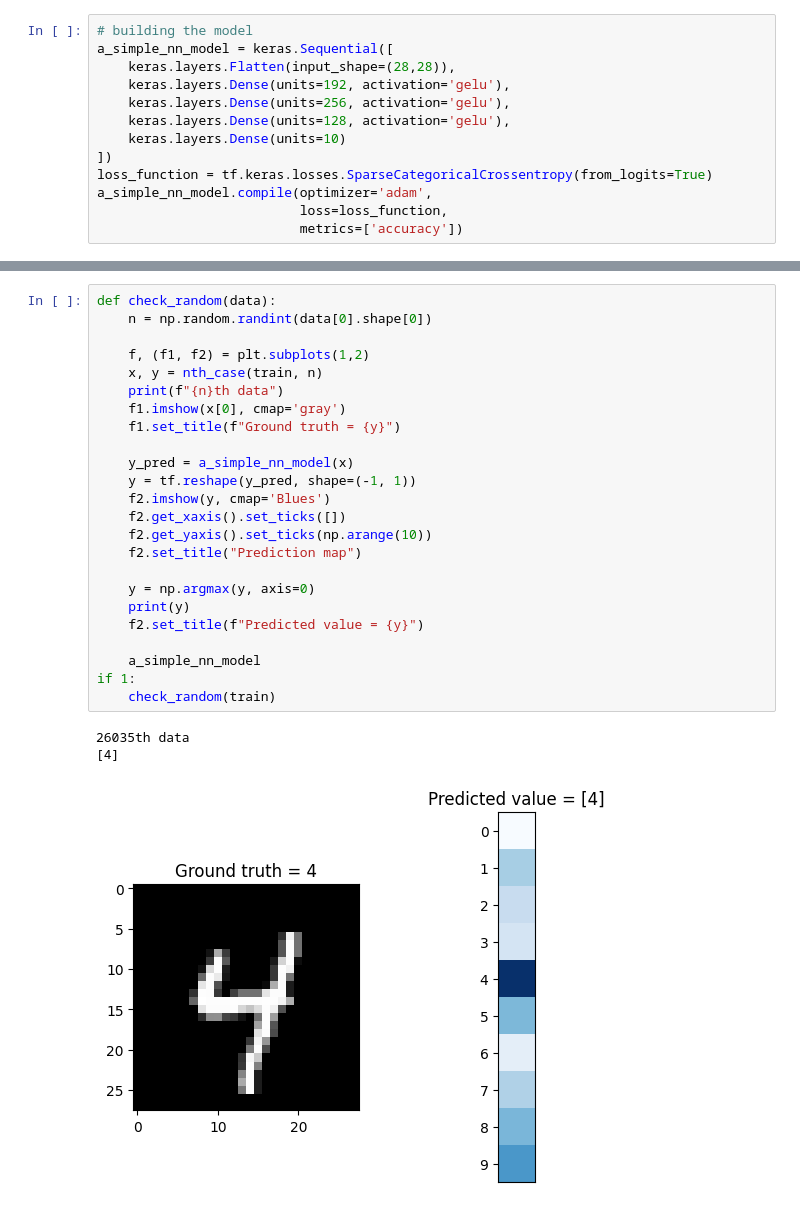
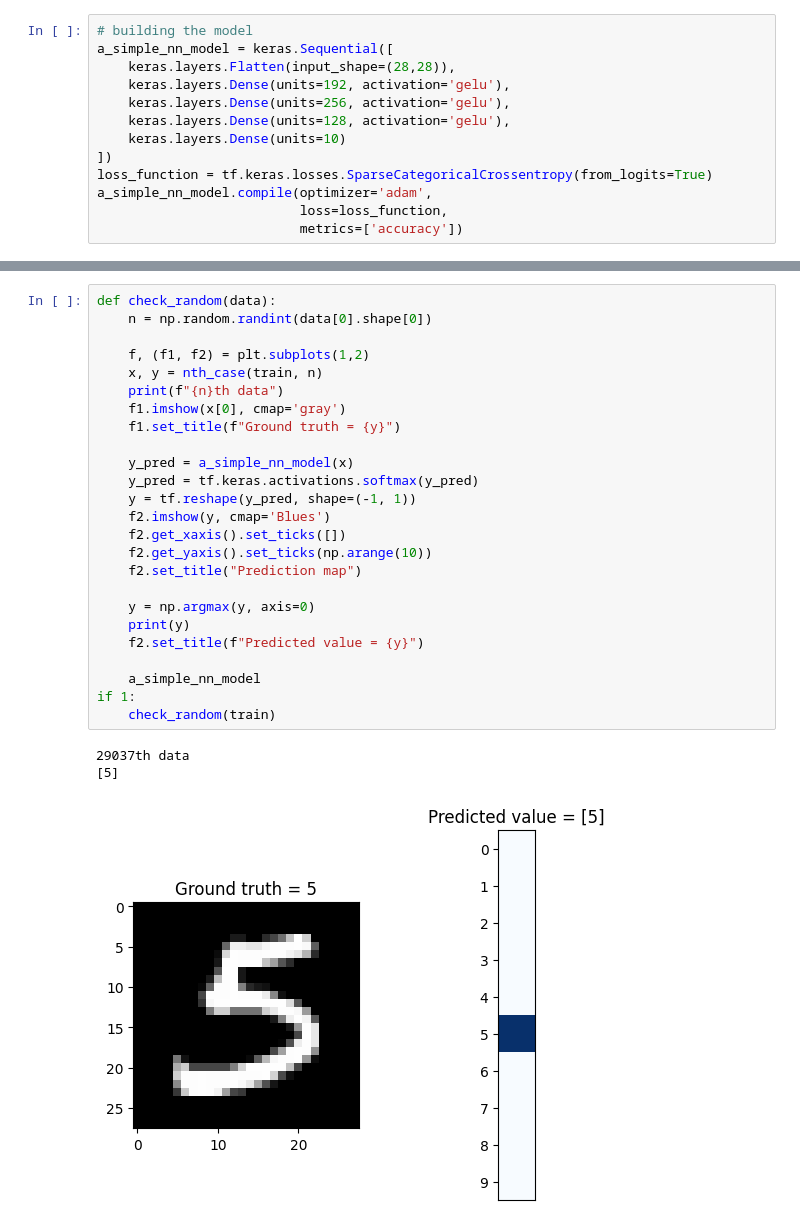
Before and after one commit to krischal111/Learning-ML-by-implementing-myself, a Jupyter notebook: Applying/mnist.ipynb, the cells around one changed output, grey strips where cells are left out. Cells and saved outputs as stored; diff of their text form.

```diff
--- a/Applying/mnist.ipynb
+++ b/Applying/mnist.ipynb
@@ -63,31 +63,32 @@ Epoch 4/4
 # %%
 def check_random(data):
     n = np.random.randint(data[0].shape[0])
 
     f, (f1, f2) = plt.subplots(1,2)
     x, y = nth_case(train, n)
     print(f"{n}th data")
     f1.imshow(x[0], cmap='gray')
     f1.set_title(f"Ground truth = {y}")
 
     y_pred = a_simple_nn_model(x)
+    y_pred = tf.keras.activations.softmax(y_pred)
     y = tf.reshape(y_pred, shape=(-1, 1))
     f2.imshow(y, cmap='Blues')
     f2.get_xaxis().set_ticks([])
     f2.get_yaxis().set_ticks(np.arange(10))
     f2.set_title("Prediction map")
 
     y = np.argmax(y, axis=0)
     print(y)
     f2.set_title(f"Predicted value = {y}")
 
     a_simple_nn_model
 if 1:
     check_random(train)
 # %% [output]
-26035th data
-[4]
+29037th data
+[5]
-[figure, old version]
+[figure, new version]
 # %%
 # evaluation
 a_simple_nn_model.evaluate(test[0], test[1], verbose=2)
```
Also changed, not shown: parts of 5 cells of this notebook, 2 other files.
